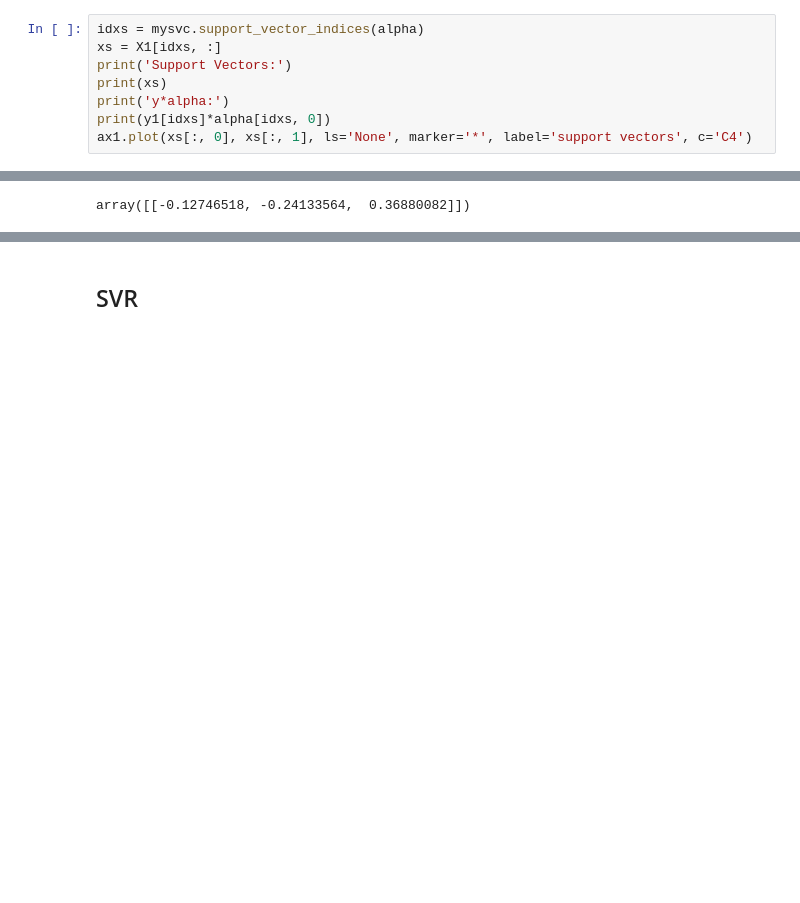
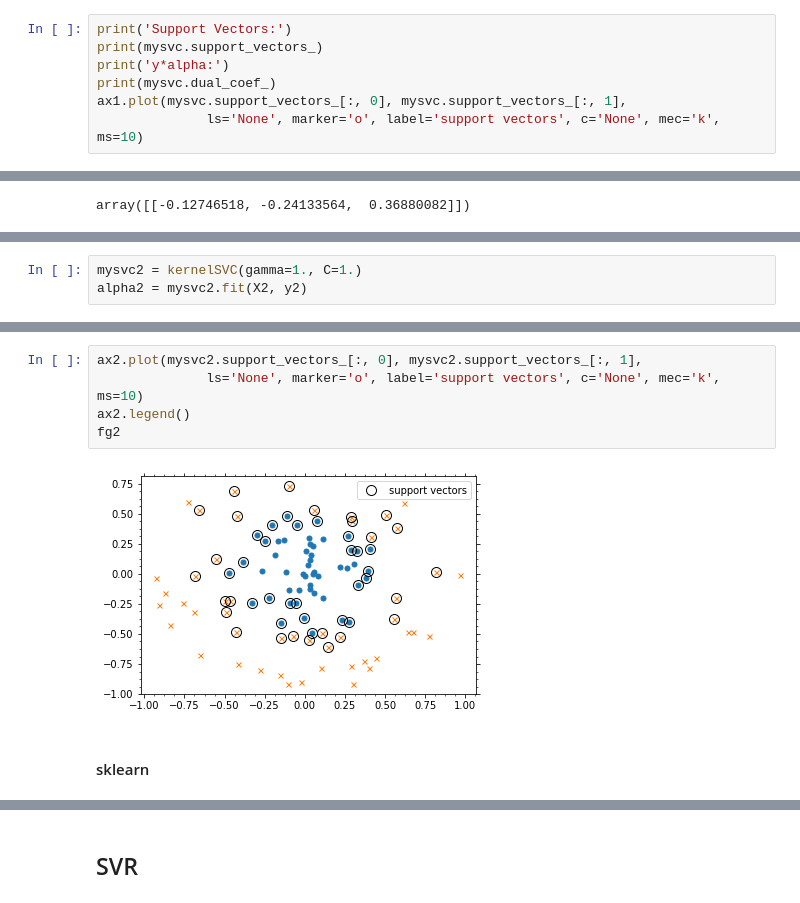
Before and after one commit to szqtc/MyMachineLearningNotes, a Jupyter notebook: 2_SVM.ipynb, the cells around one changed output, grey strips where cells are left out. Cells and saved outputs as stored; diff of their text form; blank space fills up the shorter version.

Commit message:
implement kernelized svc

```diff
--- a/2_SVM.ipynb
+++ b/2_SVM.ipynb
@@ -493,13 +493,12 @@ mysvc.w_, mysvc.b_
 (array([[ 0.81439535],
         [-0.27249991]]), array([-3.83784491]))
 # %%
-idxs = mysvc.support_vector_indices(alpha)
-xs = X1[idxs, :]
 print('Support Vectors:')
-print(xs)
+print(mysvc.support_vectors_)
 print('y*alpha:')
-print(y1[idxs]*alpha[idxs, 0])
-ax1.plot(xs[:, 0], xs[:, 1], ls='None', marker='*', label='support vectors', c='C4')
+print(mysvc.dual_coef_)
+ax1.plot(mysvc.support_vectors_[:, 0], mysvc.support_vectors_[:, 1],
+              ls='None', marker='o', label='support vectors', c='None', mec='k', ms=10)
 # %% [output]
 Support Vectors:
 [[ 4.658191  3.507396]
@@ -564,0 +761,3 @@ fg1
+# %%
+mysvc2 = kernelSVC(gamma=1., C=1.)
+alpha2 = mysvc2.fit(X2, y2)
@@ -564,0 +782,9 @@ fg1
+# %%
+ax2.plot(mysvc2.support_vectors_[:, 0], mysvc2.support_vectors_[:, 1],
+              ls='None', marker='o', label='support vectors', c='None', mec='k', ms=10)
+ax2.legend()
+fg2
+# %% [output]
+[figure, added]
+# %% [markdown]
+#### sklearn
```
Also changed, not shown: parts of 18 cells of this notebook, 1 other file.
